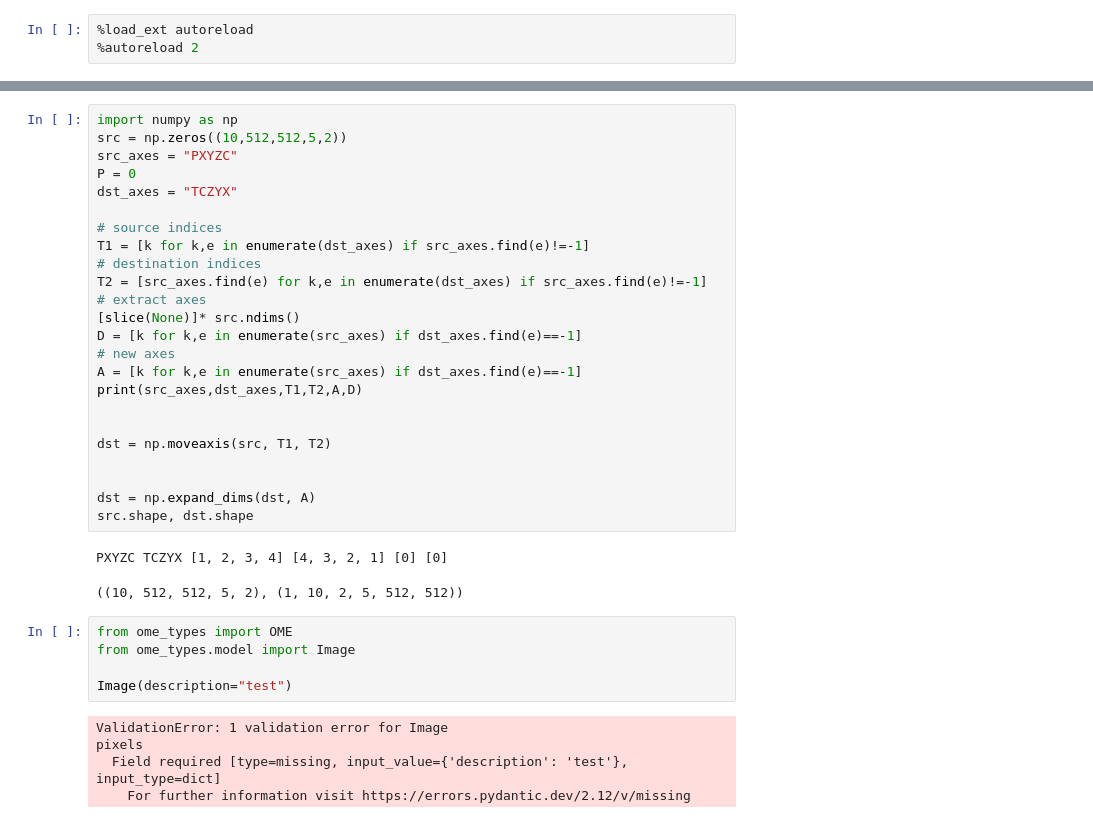
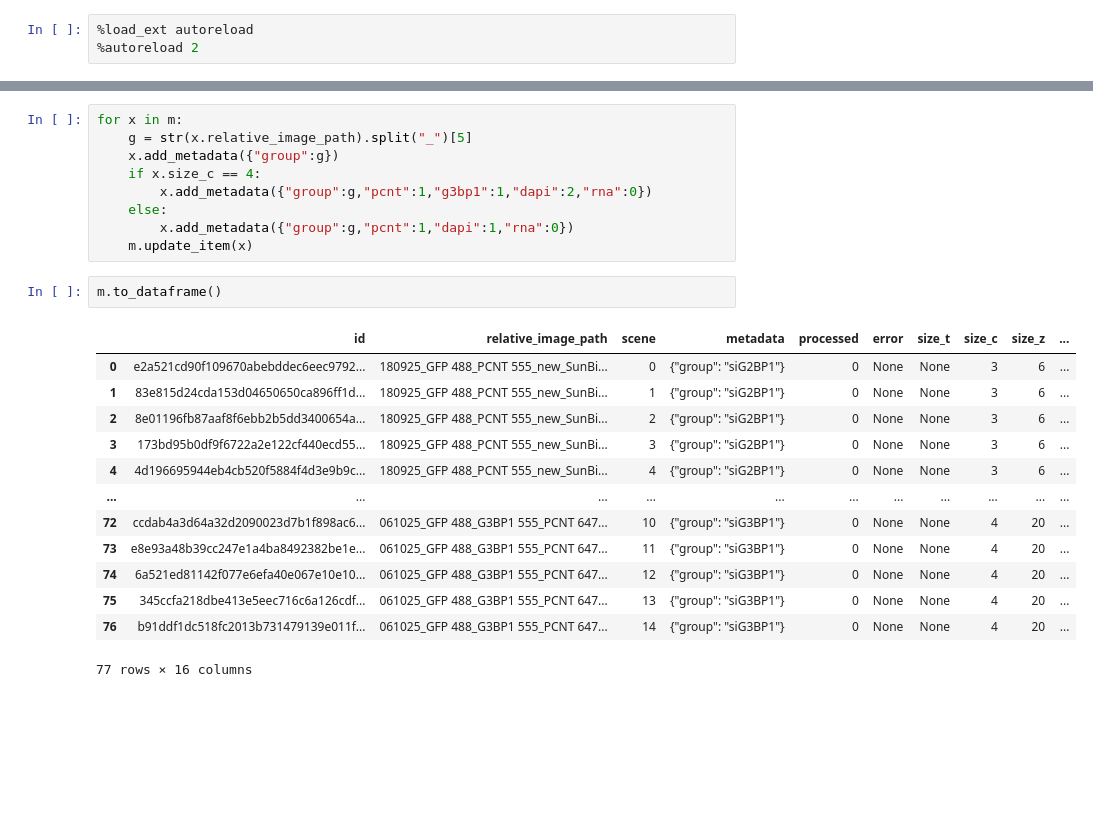
Before and after one commit to jboulanger/microimage, a Jupyter notebook: test.ipynb, the cells around one changed output, grey strips where cells are left out. Drawn from its saved outputs; the diff is of its cells as text; blank space fills up the shorter version.

```diff
--- a/test.ipynb
+++ b/test.ipynb
@@ -71,40 +119,28 @@ File Parser Error during scan: 'dict' object is not callable
-# %%
-import numpy as np
-src = np.zeros((10,512,512,5,2))
-src_axes = "PXYZC"
-P = 0
-dst_axes = "TCZYX"
-
-# source indices
-T1 = [k for k,e in enumerate(dst_axes) if src_axes.find(e)!=-1]
-# destination indices
-T2 = [src_axes.find(e) for k,e in enumerate(dst_axes) if src_axes.find(e)!=-1]
-# extract axes
-[slice(None)]* src.ndims()
-D = [k for k,e in enumerate(src_axes) if dst_axes.find(e)==-1]
-# new axes
-A = [k for k,e in enumerate(src_axes) if dst_axes.find(e)==-1]
-print(src_axes,dst_axes,T1,T2,A,D)
-
-
-dst = np.moveaxis(src, T1, T2)
-
-
-dst = np.expand_dims(dst, A)
-src.shape, dst.shape
-# %% [output]
-PXYZC TCZYX [1, 2, 3, 4] [4, 3, 2, 1] [0] [0]
-((10, 512, 512, 5, 2), (1, 10, 2, 5, 512, 512))
-# %%
-from ome_types import OME
-from ome_types.model import Image
-
-Image(description="test")
-# %% [output]
-ValidationError: 1 validation error for Image
-pixels
-  Field required [type=missing, input_value={'description': 'test'}, input_type=dict]
-    For further information visit https://errors.pydantic.dev/2.12/v/missing
+# %%
+for x in m:
+    g = str(x.relative_image_path).split("_")[5]
+    x.add_metadata({"group":g})
+    if x.size_c == 4:
+        x.add_metadata({"group":g,"pcnt":1,"g3bp1":1,"dapi":2,"rna":0})
+    else:
+        x.add_metadata({"group":g,"pcnt":1,"dapi":1,"rna":0})
+    m.update_item(x)
+# %%
+m.to_dataframe()
+# %% [output]
+|  | id | relative_image_path | scene | metadata | processed | error | size_t | size_c | size_z | ... |
+| 0 | e2a521cd90f109670abebddec6eec9792... | 180925_GFP 488_PCNT 555_new_SunBi... | 0 | {"group": "siG2BP1"} | 0 | None | None | 3 | 6 | ... |
+| 1 | 83e815d24cda153d04650650ca896ff1d... | 180925_GFP 488_PCNT 555_new_SunBi... | 1 | {"group": "siG2BP1"} | 0 | None | None | 3 | 6 | ... |
+| 2 | 8e01196fb87aaf8f6ebb2b5dd3400654a... | 180925_GFP 488_PCNT 555_new_SunBi... | 2 | {"group": "siG2BP1"} | 0 | None | None | 3 | 6 | ... |
+| 3 | 173bd95b0df9f6722a2e122cf440ecd55... | 180925_GFP 488_PCNT 555_new_SunBi... | 3 | {"group": "siG2BP1"} | 0 | None | None | 3 | 6 | ... |
+| 4 | 4d196695944eb4cb520f5884f4d3e9b9c... | 180925_GFP 488_PCNT 555_new_SunBi... | 4 | {"group": "siG2BP1"} | 0 | None | None | 3 | 6 | ... |
+| ... | ... | ... | ... | ... | ... | ... | ... | ... | ... | ... |
+| 72 | ccdab4a3d64a32d2090023d7b1f898ac6... | 061025_GFP 488_G3BP1 555_PCNT 647... | 10 | {"group": "siG3BP1"} | 0 | None | None | 4 | 20 | ... |
+| 73 | e8e93a48b39cc247e1a4ba8492382be1e... | 061025_GFP 488_G3BP1 555_PCNT 647... | 11 | {"group": "siG3BP1"} | 0 | None | None | 4 | 20 | ... |
+| 74 | 6a521ed81142f077e6efa40e067e10e10... | 061025_GFP 488_G3BP1 555_PCNT 647... | 12 | {"group": "siG3BP1"} | 0 | None | None | 4 | 20 | ... |
+| 75 | 345ccfa218dbe413e5eec716c6a126cdf... | 061025_GFP 488_G3BP1 555_PCNT 647... | 13 | {"group": "siG3BP1"} | 0 | None | None | 4 | 20 | ... |
+| 76 | b91ddf1dc518fc2013b731479139e011f... | 061025_GFP 488_G3BP1 555_PCNT 647... | 14 | {"group": "siG3BP1"} | 0 | None | None | 4 | 20 | ... |
+77 rows × 16 columns
 # %%
 from ome_types.model import Channel
 from ome_types.model import Image
```
Also changed, not shown: parts of 14 cells of this notebook, 7 other files.
